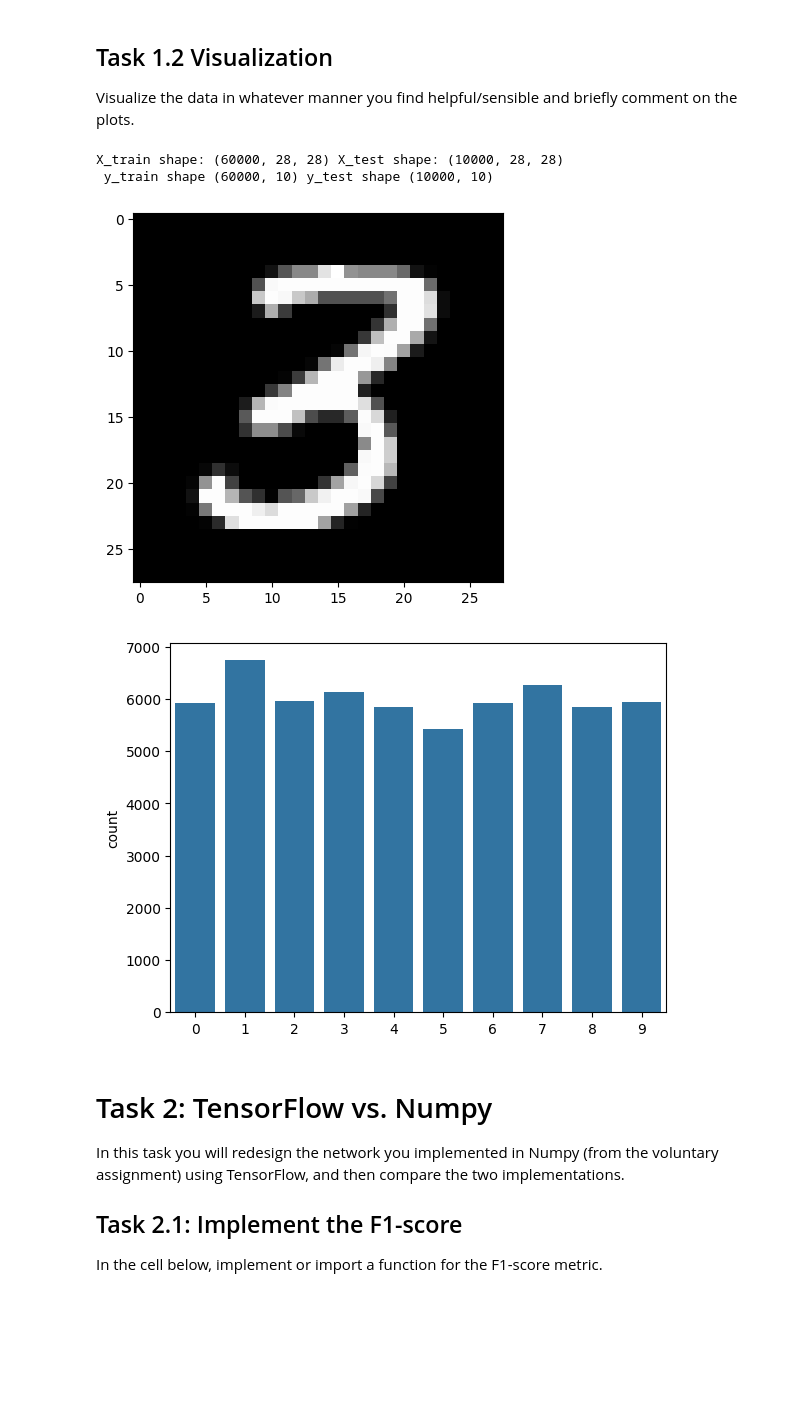
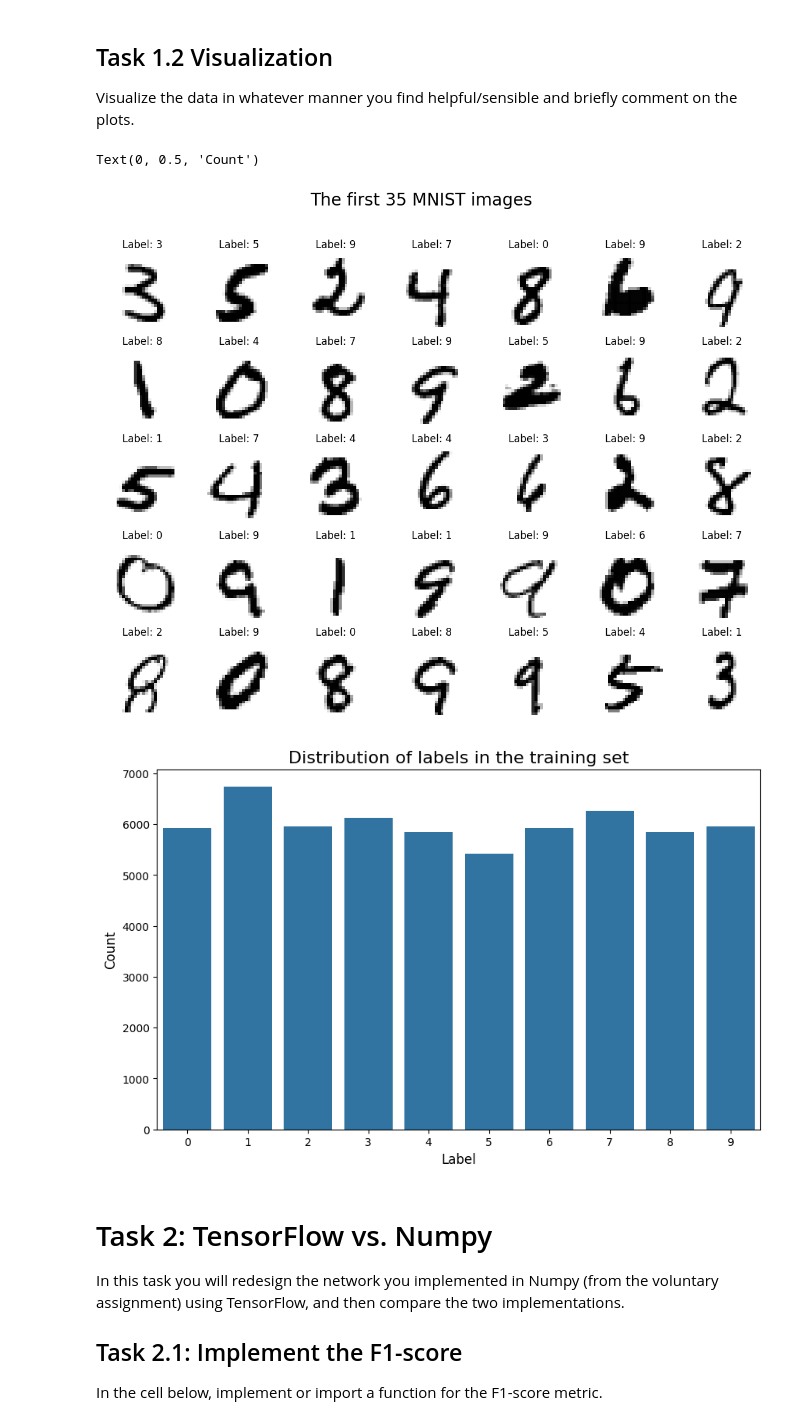
Before and after one commit to hskramstad00/DAT300, a Jupyter notebook: Assignments/CA1_template/CA1_template.ipynb, the cells around one changed output. Cells and saved outputs as stored; diff of their text form; code cells hidden in the pictures; blank space fills up the shorter version.

```diff
--- a/Assignments/CA1_template/CA1_template.ipynb
+++ b/Assignments/CA1_template/CA1_template.ipynb
@@ -87,10 +96,10 @@ del datasets, X_val, y_val # Good to reduce uneccesary RAM usage
 ## Task 1.1 Preprocessing
 Preprocess the data in whatever way you find sensible. Remember to comment on what you do.
 # %%
-# Normalise
-X_train = X_train / 255.0
-X_test = X_test / 255.0
+#Scaling pixelvalues to [0,1]
+X_train_scaled = np.float32(X_train / 255.0)
+X_test_scaled = np.float32(X_test / 255.0)
 
-# y to vector
+#Converting labels to vector representation
 y_train_vector = ks.utils.to_categorical(y_train, num_classes=10)
 y_test_vector = ks.utils.to_categorical(y_test, num_classes=10)
@@ -97,23 +118,29 @@ y_test_vector = ks.utils.to_categorical(y_test, num_classes=10)
 # %% [markdown]
 ## Task 1.2 Visualization
 Visualize the data in whatever manner you find helpful/sensible and briefly comment on the plots.
-# %%
-# print shape
-print(f'X_train shape: {X_train.shape} X_test shape: {X_test.shape} \n y_train shape {y_train_vector.shape} y_test shape {y_test_vector.shape}')
-
-
-# plot  one picture of first mnist digit
-plt.imshow(X_train[0], cmap='gray')
-
-
-# plot distribution
-plt.figure()
-distrubtion = sns.countplot(x=y_train)
-# %% [output]
-X_train shape: (60000, 28, 28) X_test shape: (10000, 28, 28)
- y_train shape (60000, 10) y_test shape (10000, 10)
-[figure, removed]
-[figure, removed]
+# %%
+#Plotting some of the images to see the quality of the images and the labels
+fig, ax = plt.subplots(5, 7, figsize=(14, 10))
+
+for i in range(35):
+    plt.subplot(5, 7, i+1)
+    plt.imshow(X_train_scaled[i + 350], cmap='gray_r')
+    plt.title(f'Label: {np.argmax(y_train_vector[i])}', fontsize=12)
+    plt.axis('off')
+
+fig.suptitle('The first 35 MNIST images', fontsize=20)
+
+
+#Plotting the distribution of the labels in the training set to see if the dataset is balanced or not
+plt.figure(figsize=(10, 6))
+sns.countplot(x=np.argmax(y_train_vector, axis=1))
+plt.title('Distribution of labels in the training set', fontsize=16)
+plt.xlabel('Label', fontsize=12)
+plt.ylabel('Count', fontsize=12)
+# %% [output]
+Text(0, 0.5, 'Count')
+[figure, added]
+[figure, added]
 # %% [markdown]
 # Task 2: TensorFlow vs. Numpy
 In this task you will redesign the network you implemented in Numpy (from the voluntary assignment) using TensorFlow, and then compare the two implementations.
```
Also changed, not shown: parts of 26 cells of this notebook.
